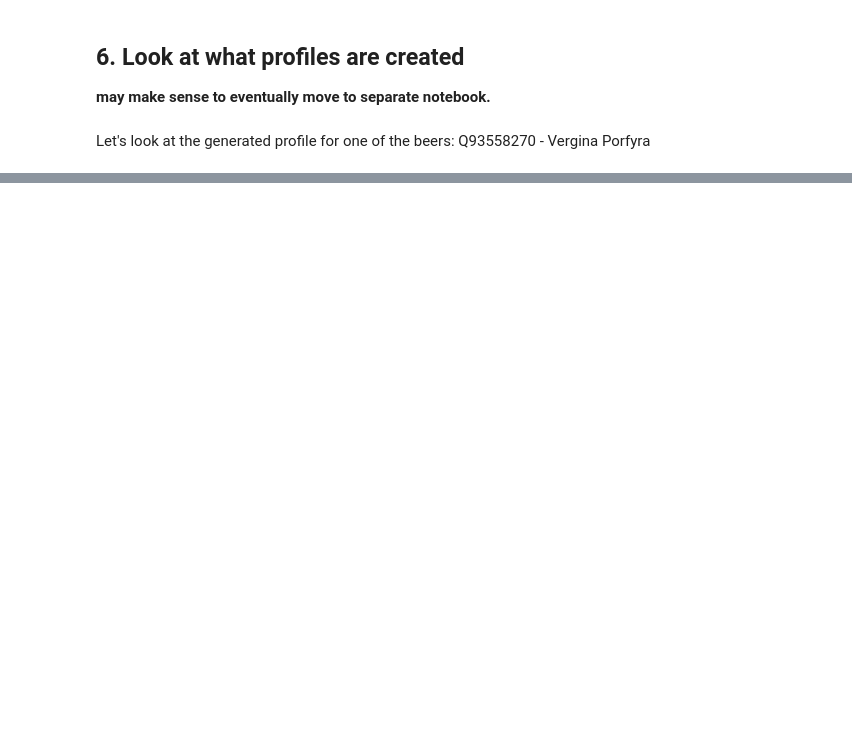
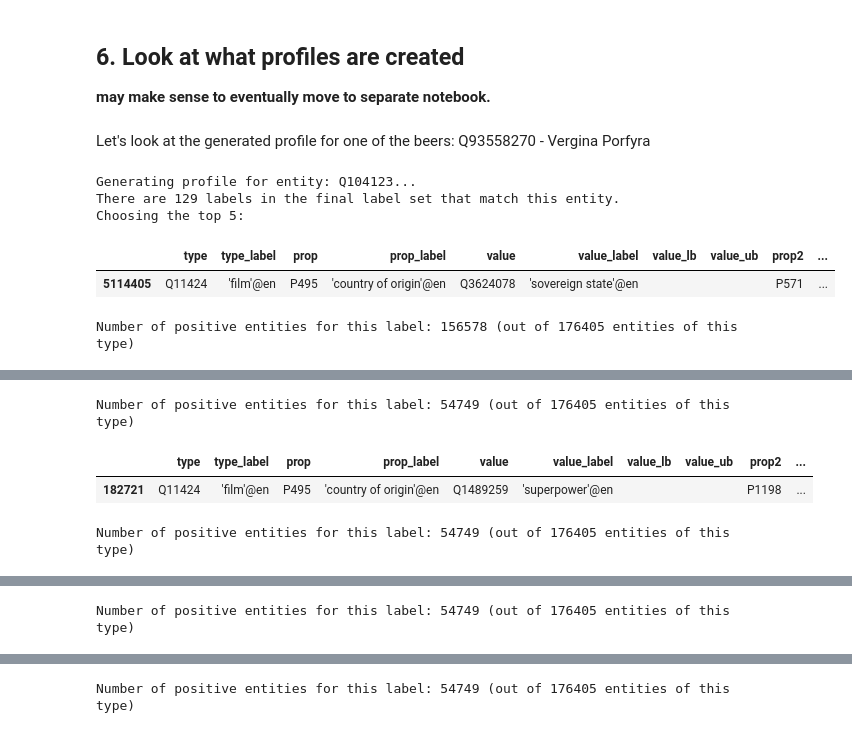
Before and after one commit to nicklein/kgtk, a Jupyter notebook: entity_profiling/6_select_final_label_set.ipynb, the cells around one changed output, grey strips where cells are left out. Drawn from its saved outputs; the diff is of its cells as text; code cells hidden in the pictures; blank space fills up the shorter version.

```diff
--- a/entity_profiling/6_select_final_label_set.ipynb
+++ b/entity_profiling/6_select_final_label_set.ipynb
@@ -351,3 +354,3 @@ import random
 # %%
-label, pos_ents = list(label_to_entities.items())[0]
-pos_ents = random.sample(list(pos_ents),1000)
+label, pos_ents = list(label_to_entities.items())[1]
+neg_ents = all_ents_in_type - pos_ents
@@ -513,4 +602,11 @@ def print_profile_for_entity(entity, max_labels_in_profile = 5):
 # %% [markdown]
 Let's look at the generated profile for one of the beers: Q93558270 - Vergina Porfyra
 # %%
-print_profile_for_entity("Q93558270")
+print_profile_for_entity("Q104123")
+# %% [output]
+Generating profile for entity: Q104123...
+There are 129 labels in the final label set that match this entity.
+Choosing the top 5:
+|  | type | type_label | prop | prop_label | value | value_label | value_lb | value_ub | prop2 | ... |
+| 5114405 | Q11424 | 'film'@en | P495 | 'country of origin'@en | Q3624078 | 'sovereign state'@en |  |  | P571 | ... |
+Number of positive entities for this label: 156578 (out of 176405 entities of this type)
@@ -516,0 +615,4 @@ print_profile_for_entity("Q93558270")
+Number of positive entities for this label: 54749 (out of 176405 entities of this type)
+|  | type | type_label | prop | prop_label | value | value_label | value_lb | value_ub | prop2 | ... |
+| 182721 | Q11424 | 'film'@en | P495 | 'country of origin'@en | Q1489259 | 'superpower'@en |  |  | P1198 | ... |
+Number of positive entities for this label: 54749 (out of 176405 entities of this type)
@@ -516,0 +621 @@ print_profile_for_entity("Q93558270")
+Number of positive entities for this label: 54749 (out of 176405 entities of this type)
@@ -516,0 +624 @@ print_profile_for_entity("Q93558270")
+Number of positive entities for this label: 54749 (out of 176405 entities of this type)
```
Also changed, not shown: parts of 20 cells of this notebook.
